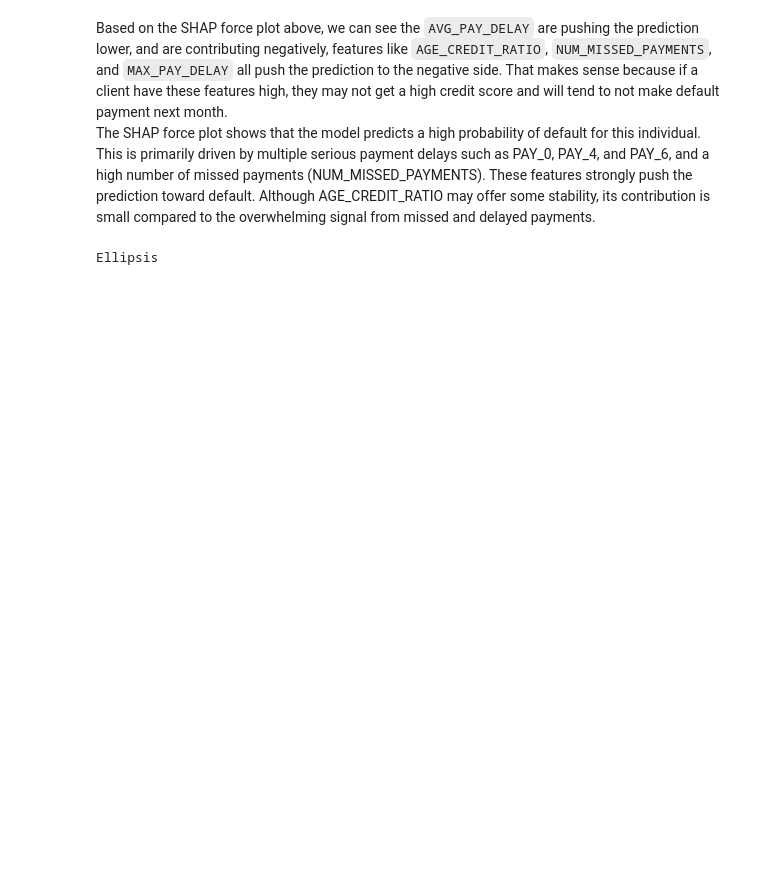
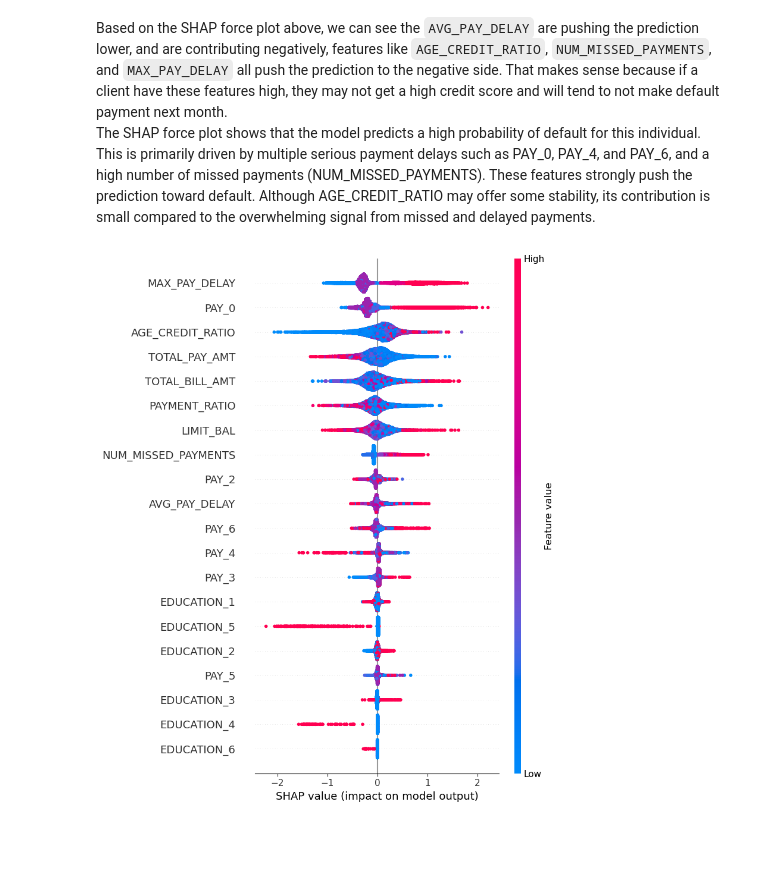
Before and after one commit to hhdning21/credit_card_default_classification, a Jupyter notebook: hw5.ipynb, the cells around one changed output. Drawn from its saved outputs; the diff is of its cells as text; code cells hidden in the pictures; blank space fills up the shorter version.

Commit message:
added summary plot

```diff
--- a/hw5.ipynb
+++ b/hw5.ipynb
@@ -1438,10 +1438,10 @@ shap.force_plot(explainer.expected_value, test_shap_values.values[ex1_idx, :], X
 # %% [markdown]
 Based on the SHAP force plot above, we can see the `AVG_PAY_DELAY` are pushing the prediction lower, and are contributing negatively, features like `AGE_CREDIT_RATIO`, `NUM_MISSED_PAYMENTS`, and `MAX_PAY_DELAY` all push the prediction to the negative side. That makes sense because if a client have these features high, they may not get a high credit score and will tend to not make default payment next month.\
 The SHAP force plot shows that the model predicts a high probability of default for this individual. This is primarily driven by multiple serious payment delays such as PAY_0, PAY_4, and PAY_6, and a high number of missed payments (NUM_MISSED_PAYMENTS). These features strongly push the prediction toward default. Although AGE_CREDIT_RATIO may offer some stability, its contribution is small compared to the overwhelming signal from missed and delayed payments.
-# %%
-...
-# %% [output]
-Ellipsis
+# %%
+shap.summary_plot(train_shap_values, X_train_enc)
+# %% [output]
+[figure, added]
 # %% [markdown]
 <!-- END QUESTION -->
 
```
Also changed, not shown: parts of 16 cells of this notebook.
